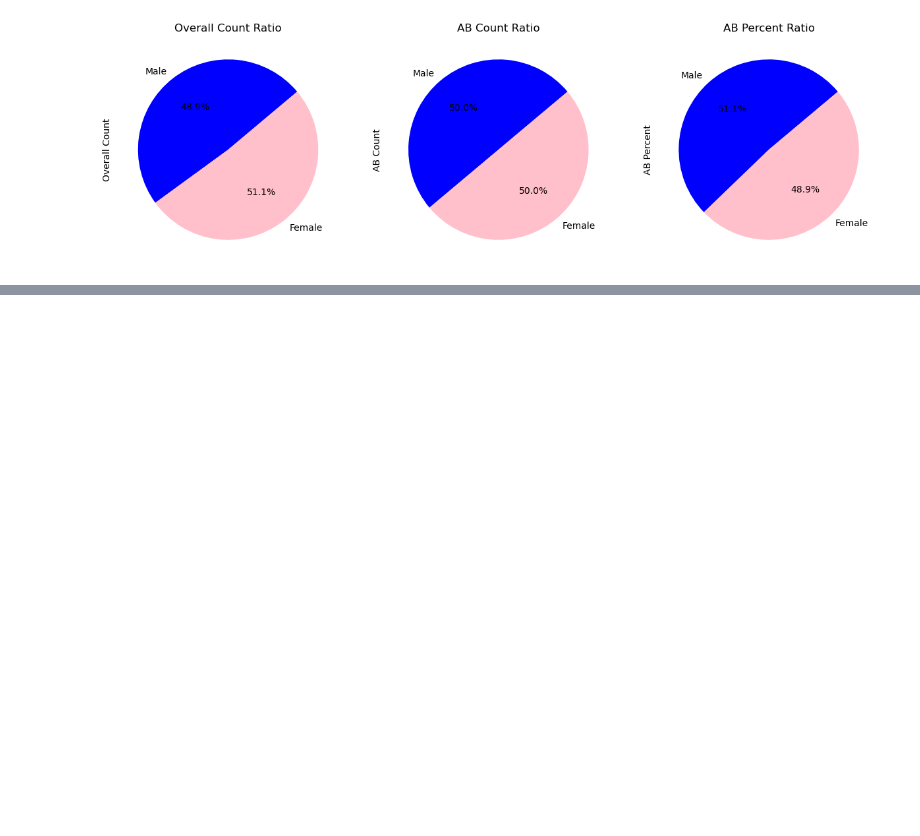
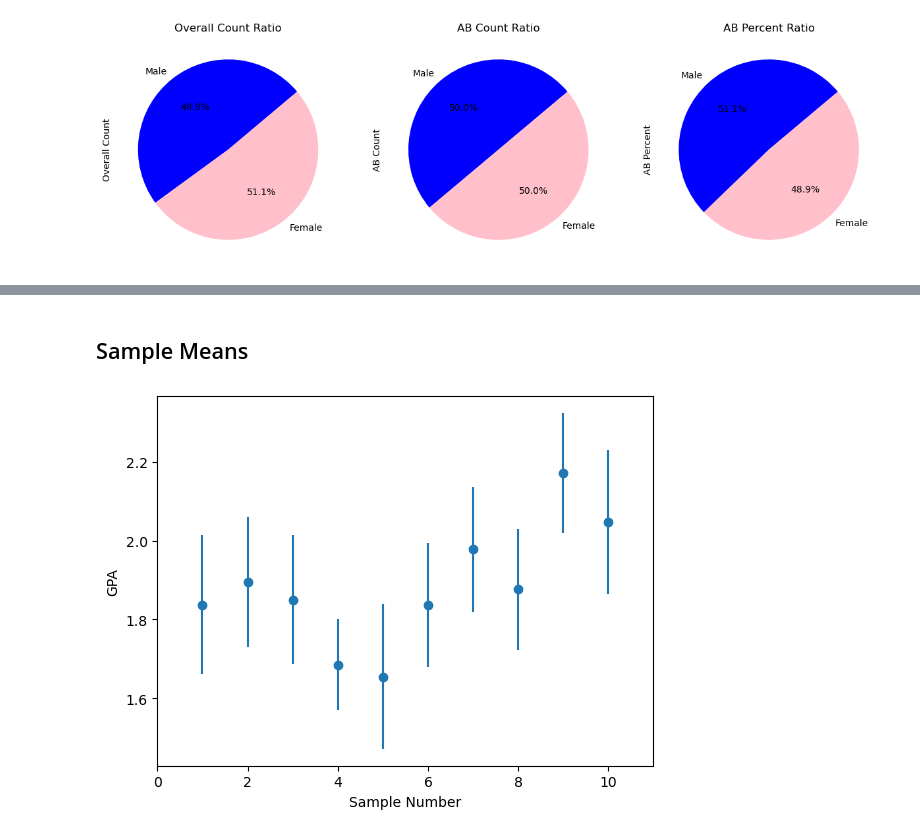
Before and after one commit to robb-mm/EDA-project, a Jupyter notebook: Student_performance_analysis.ipynb, the cells around one changed output, grey strips where cells are left out. Cells and saved outputs as stored; diff of their text form; code cells hidden in the pictures; blank space fills up the shorter version.

```diff
--- a/Student_performance_analysis.ipynb
+++ b/Student_performance_analysis.ipynb
@@ -144,0 +221,22 @@ studentsAB_gendersize_df
+# %% [markdown]
+## Sample Means
+# %%
+# Create a sample set of 10, each with 30 students
+students_sample_set = [studentsAll_df.sample(30) for x in range(0,10)]
+
+# Generate the plot data for each sample
+means = [sample['GPA'].mean() for sample in students_sample_set]
+standard_errors = [st.sem(sample['GPA']) for sample in students_sample_set]
+x_axis = np.arange(0, len(students_sample_set), 1) + 1
+
+standard_errors
+# Setting up the plot
+fig, ax = plt.subplots()
+ax.errorbar(x_axis, means, standard_errors, fmt="o")
+ax.set_xlim(0, len(students_sample_set) + 1)
+# ax.set_ylim(20,28)
+ax.set_xlabel("Sample Number")
+ax.set_ylabel("GPA")
+plt.show()
+# %% [output]
+[figure, added]
```
Also changed, not shown: parts of 14 cells of this notebook, 6 other files.
